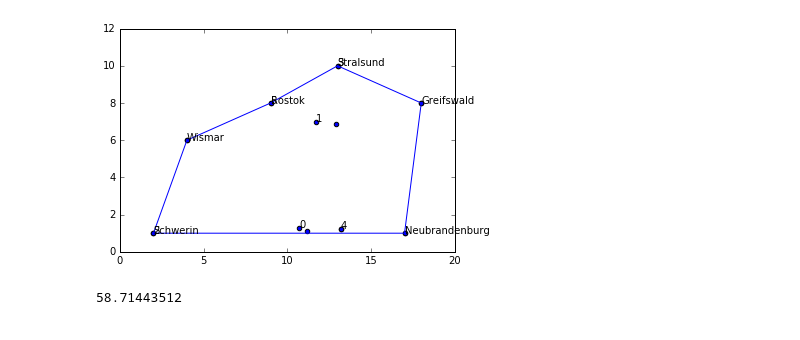
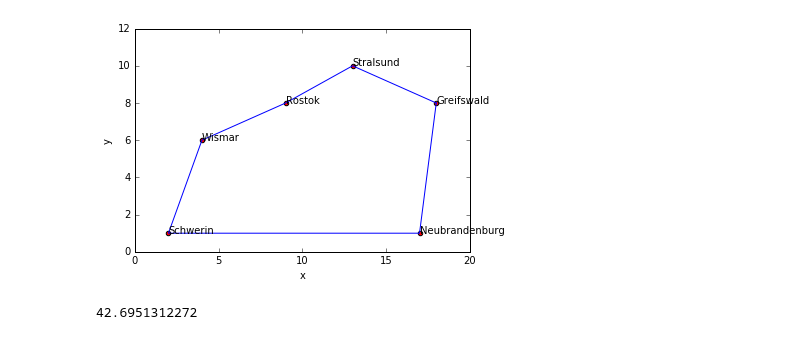
Before and after one commit to elhele/NN, a Jupyter notebook: 161128/tsp.ipynb, the cells around one changed output. Saved outputs shown, nothing was run; the diff lists cells and outputs as text; code cells hidden in the pictures.

```diff
--- a/161128/tsp.ipynb
+++ b/161128/tsp.ipynb
@@ -48,11 +59,11 @@ def eta(step):
 change = 100
 step = 0
 summ = 100
-indicies = np.array([])
+indices = np.array([])
 
 while(abs(summ) > 0.0001):
     summ = 0
-    indicies = np.array([])
+    indices = np.array([])
     for city in cities_coordinates:
         #Determine the winning neuron
         dists = np.array([])
@@ -60,12 +71,13 @@ while(abs(summ) > 0.0001):
             dist = math.hypot(city[0]-weight[0], city[1]-weight[1])
             dists = np.append(dists, dist)
         winner_index = np.argmin(dists)
-        indicies = np.append(indicies, winner_index)
+        indices = np.append(indices, winner_index)
         #Adapt the weights of the winner neuron:
         weights[winner_index] = weights[winner_index] + eta(step)*(city - weights[winner_index])
         change = LA.norm(eta(step)*(city - weights[winner_index]))
         summ += change
     step += 1
 print step
-print indicies
+indices = np.sort(indices)
+print indices
 # %% [output]
@@ -78,24 +90,25 @@ plot(cities_coordinates, weights)
 # %%
-weights_assigned = weights[indicies[0]]
+#drop not needed weights
+weights_assigned = weights[indices[0]]
 for i in range(1,6):
-    weights_assigned = np.row_stack((weights_assigned, weights[indicies[i]]))
-weights_assigned = np.row_stack((weights_assigned, weights[indicies[0]]))
+    weights_assigned = np.row_stack((weights_assigned, weights[indices[i]]))
+weights_assigned = np.row_stack((weights_assigned, weights[indices[0]]))
 
 fig, ax = plt.subplots()
 ax.scatter(cities_coordinates[:,0], cities_coordinates[:,1], c = 'r')
-ax.scatter(weights[:,0], weights[:,1], c = 'b')
 
 #ax.annotate(cities_names[0], xy=cities_coordinates[], xytext=(3, 1.5))
 
 length = 0
 for i in range(len(cities_names)):
     ax.annotate(cities_names[i], (cities_coordinates[i,0],cities_coordinates[i,1]))
-    ax.annotate(neuron_numbers[i], (weights[i,0],weights[i,1]))
-    length += math.hypot(weights[i,0]-weights[i+1,0], weights[i,1]-weights[i+1,1])
+    length += math.hypot(weights_assigned[i,0]-weights_assigned[i+1,0], weights_assigned[i,1]-weights_assigned[i+1,1])
 
 plt.plot(weights_assigned[:,0], weights_assigned[:,1])
+plt.xlabel('x')
+plt.ylabel('y')
 plt.show()
 print length
 # %% [output]
-[figure, old version]
+[figure, new version]
-58.71443512
+42.6951312272
```
Also changed, not shown: parts of 5 cells of this notebook, 7 other files.
